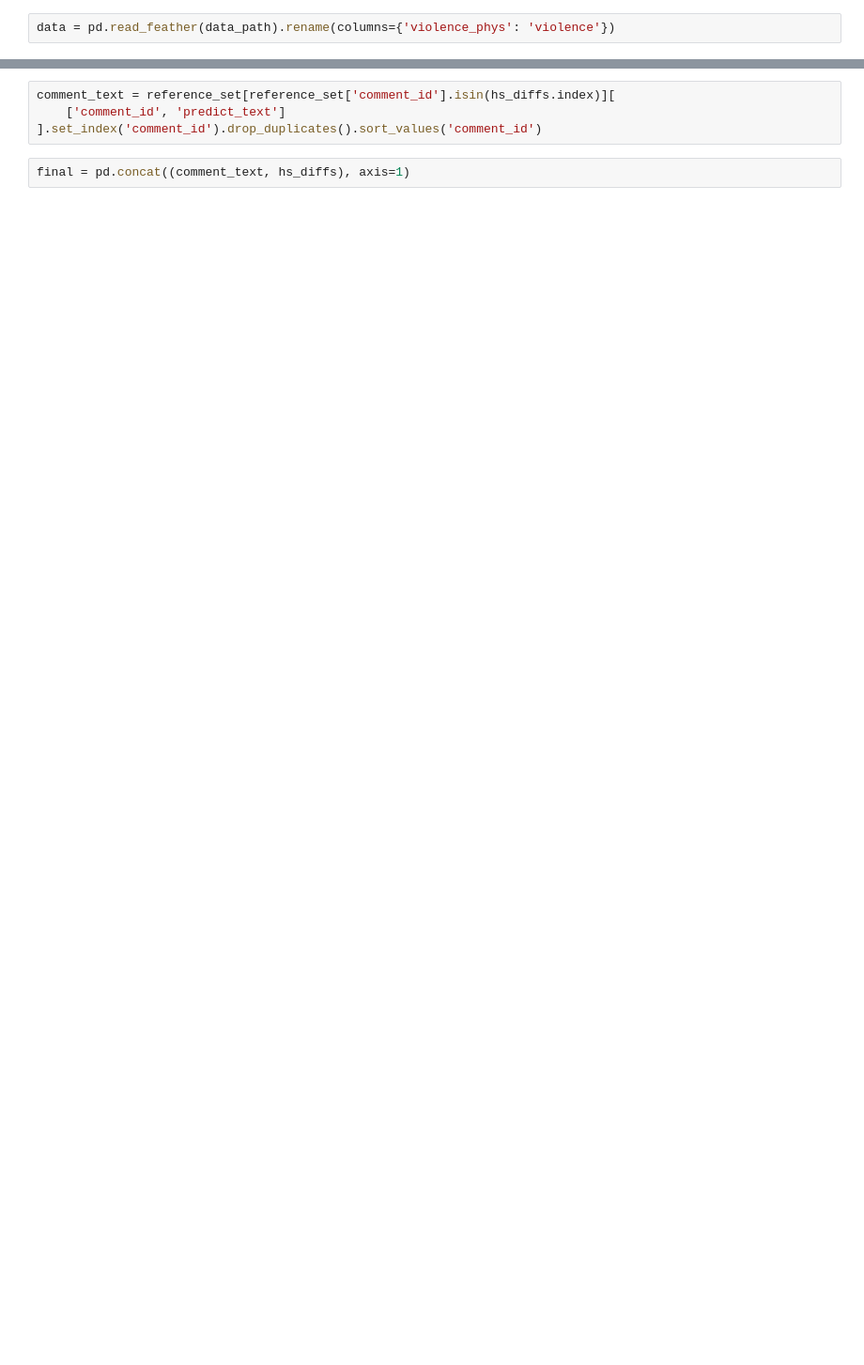
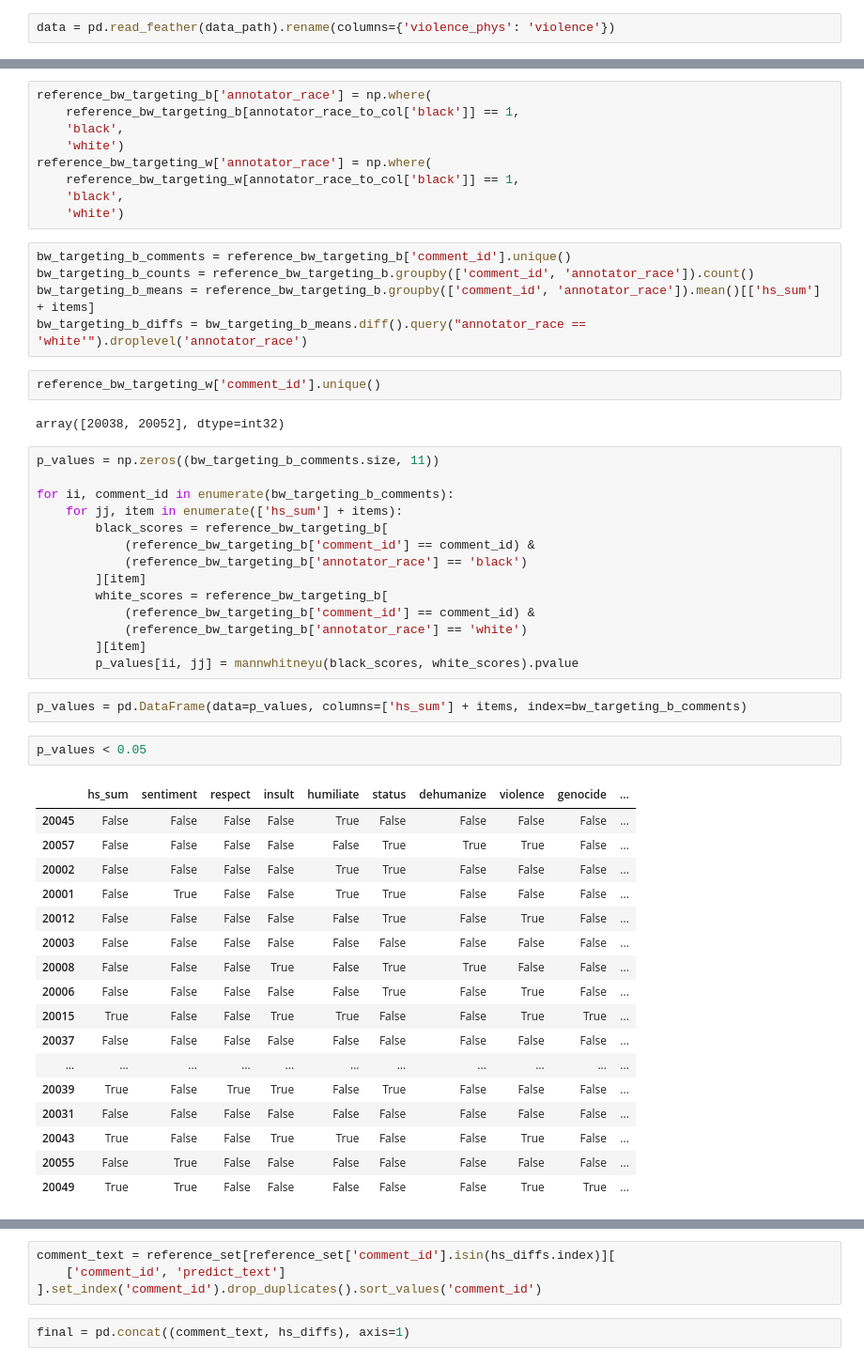
Before and after one commit to dlab-projects/annotator_sensitivity_irt, a Jupyter notebook: notebooks/black_white_analysis.ipynb, the cells around one changed output, grey strips where cells are left out. Shown: that part at 94% size. Cells and saved outputs as stored; diff of their text form; blank space fills up the shorter version.

```diff
--- a/notebooks/black_white_analysis.ipynb
+++ b/notebooks/black_white_analysis.ipynb
@@ -70,0 +49,54 @@ hs_diffs = hs_means.diff().query("annotator_race == 'white'").droplevel('annotat
+# %%
+reference_bw_targeting_b['annotator_race'] = np.where(
+    reference_bw_targeting_b[annotator_race_to_col['black']] == 1,
+    'black',
+    'white')
+reference_bw_targeting_w['annotator_race'] = np.where(
+    reference_bw_targeting_w[annotator_race_to_col['black']] == 1,
+    'black',
+    'white')
+# %%
+bw_targeting_b_comments = reference_bw_targeting_b['comment_id'].unique()
+bw_targeting_b_counts = reference_bw_targeting_b.groupby(['comment_id', 'annotator_race']).count()
+bw_targeting_b_means = reference_bw_targeting_b.groupby(['comment_id', 'annotator_race']).mean()[['hs_sum'] + items]
+bw_targeting_b_diffs = bw_targeting_b_means.diff().query("annotator_race == 'white'").droplevel('annotator_race')
+# %%
+reference_bw_targeting_w['comment_id'].unique()
+# %% [output]
+array([20038, 20052], dtype=int32)
+# %%
+p_values = np.zeros((bw_targeting_b_comments.size, 11))
+
+for ii, comment_id in enumerate(bw_targeting_b_comments):
+    for jj, item in enumerate(['hs_sum'] + items):
+        black_scores = reference_bw_targeting_b[
+            (reference_bw_targeting_b['comment_id'] == comment_id) &
+            (reference_bw_targeting_b['annotator_race'] == 'black')
+        ][item]
+        white_scores = reference_bw_targeting_b[
+            (reference_bw_targeting_b['comment_id'] == comment_id) &
+            (reference_bw_targeting_b['annotator_race'] == 'white')
+        ][item]
+        p_values[ii, jj] = mannwhitneyu(black_scores, white_scores).pvalue
+# %%
+p_values = pd.DataFrame(data=p_values, columns=['hs_sum'] + items, index=bw_targeting_b_comments)
+# %%
+p_values < 0.05
+# %% [output]
+|  | hs_sum | sentiment | respect | insult | humiliate | status | dehumanize | violence | genocide | ... |
+| 20045 | False | False | False | False | True | False | False | False | False | ... |
+| 20057 | False | False | False | False | False | True | True | True | False | ... |
+| 20002 | False | False | False | False | True | True | False | False | False | ... |
+| 20001 | False | True | False | False | True | True | False | False | False | ... |
+| 20012 | False | False | False | False | False | True | False | True | False | ... |
+| 20003 | False | False | False | False | False | False | False | False | False | ... |
+| 20008 | False | False | False | True | False | True | True | False | False | ... |
+| 20006 | False | False | False | False | False | True | False | True | False | ... |
+| 20015 | True | False | False | True | True | False | False | True | True | ... |
+| 20037 | False | False | False | False | False | False | False | False | False | ... |
+| ... | ... | ... | ... | ... | ... | ... | ... | ... | ... | ... |
+| 20039 | True | False | True | True | False | True | False | False | False | ... |
+| 20031 | False | False | False | False | False | False | False | False | False | ... |
+| 20043 | True | False | False | True | True | False | False | True | False | ... |
+| 20055 | False | True | False | False | False | False | False | False | False | ... |
+| 20049 | True | True | False | False | False | False | False | True | True | ... |
```
Also changed, not shown: parts of 27 cells of this notebook, 1 other file.
